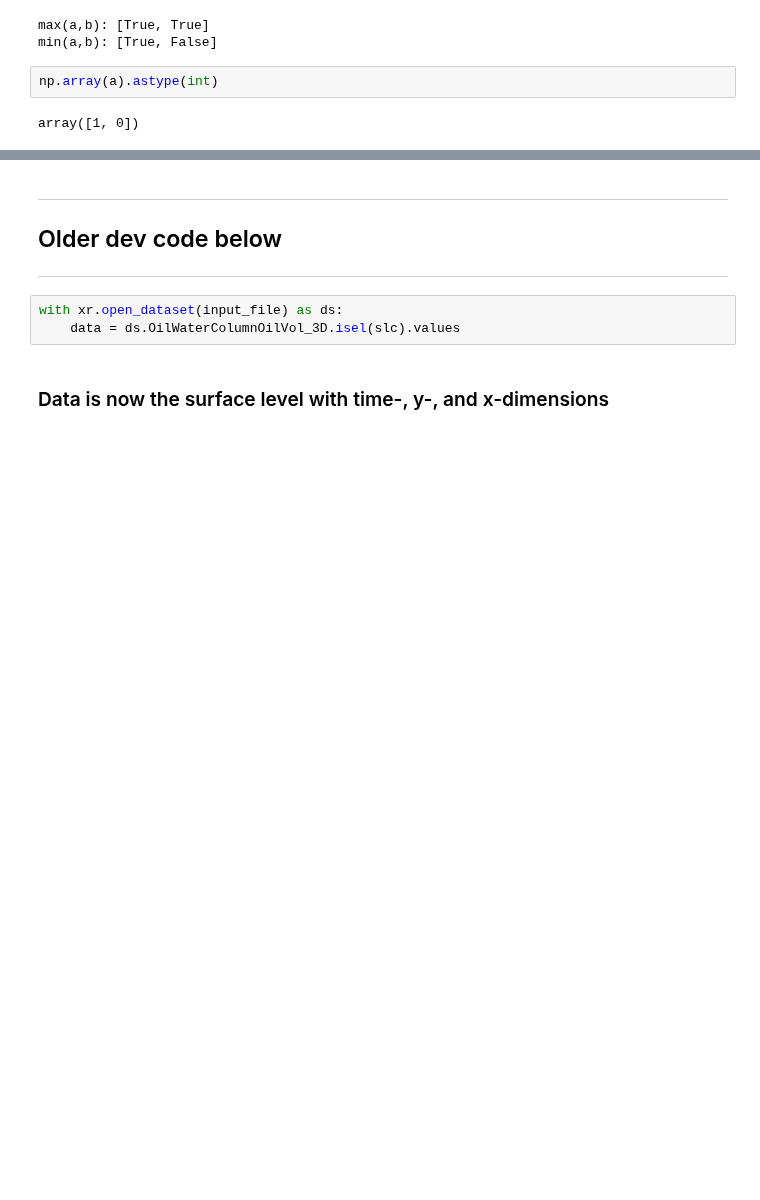
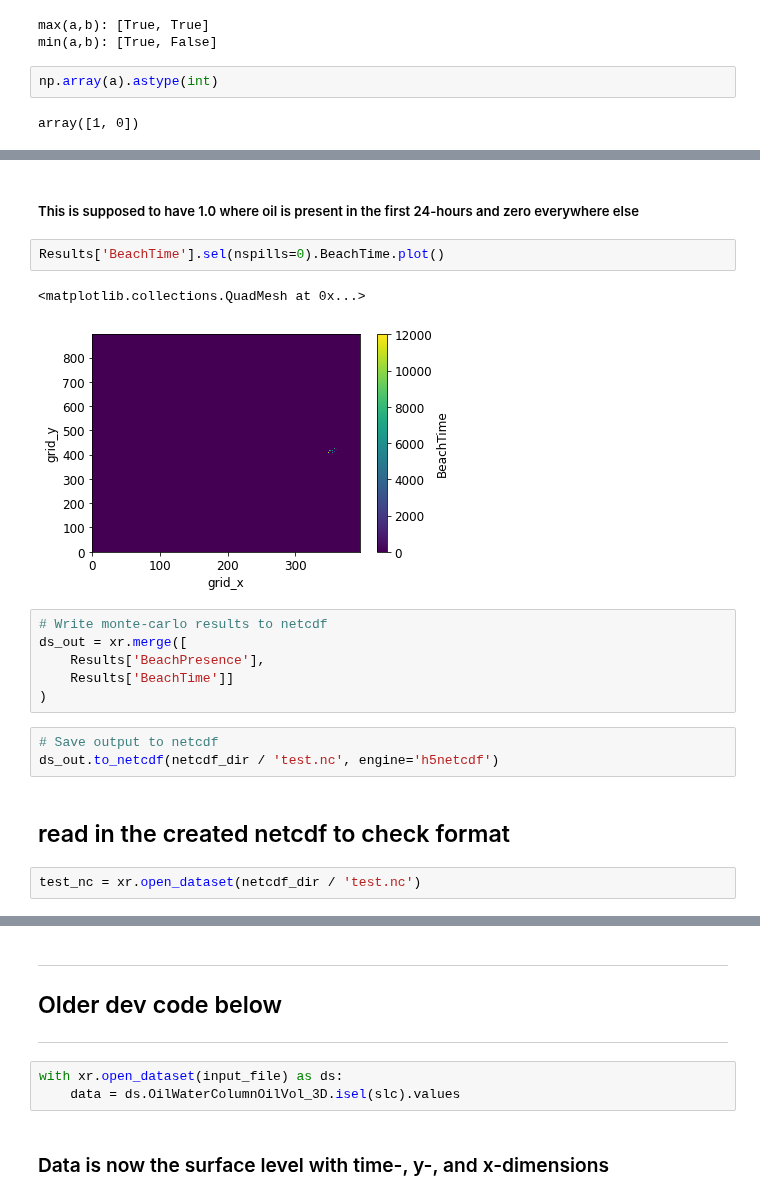
Before and after one commit to MIDOSS/Visualization, a Jupyter notebook: notebooks/dev_aggregate_MOHID.ipynb, the cells around one changed output, grey strips where cells are left out. Drawn from its saved outputs; the diff is of its cells as text; blank space fills up the shorter version.

```diff
--- a/notebooks/dev_aggregate_MOHID.ipynb
+++ b/notebooks/dev_aggregate_MOHID.ipynb
@@ -108,0 +178,20 @@ array([1, 0])
+# %% [markdown]
+##### This is supposed to have 1.0 where oil is present in the first 24-hours and zero everywhere else
+# %%
+Results['BeachTime'].sel(nspills=0).BeachTime.plot()
+# %% [output]
+<matplotlib.collections.QuadMesh at 0x...>
+[figure, added]
+# %%
+# Write monte-carlo results to netcdf
+ds_out = xr.merge([
+    Results['BeachPresence'],
+    Results['BeachTime']]
+)
+# %%
+# Save output to netcdf
+ds_out.to_netcdf(netcdf_dir / 'test.nc', engine='h5netcdf')
+# %% [markdown]
+## read in the created netcdf to check format
+# %%
+test_nc = xr.open_dataset(netcdf_dir / 'test.nc')
```
Also changed, not shown: parts of 37 cells of this notebook.
